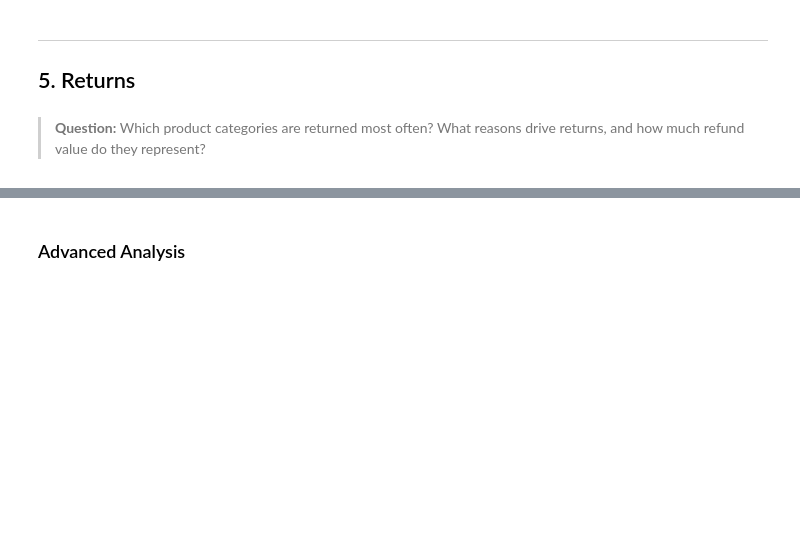
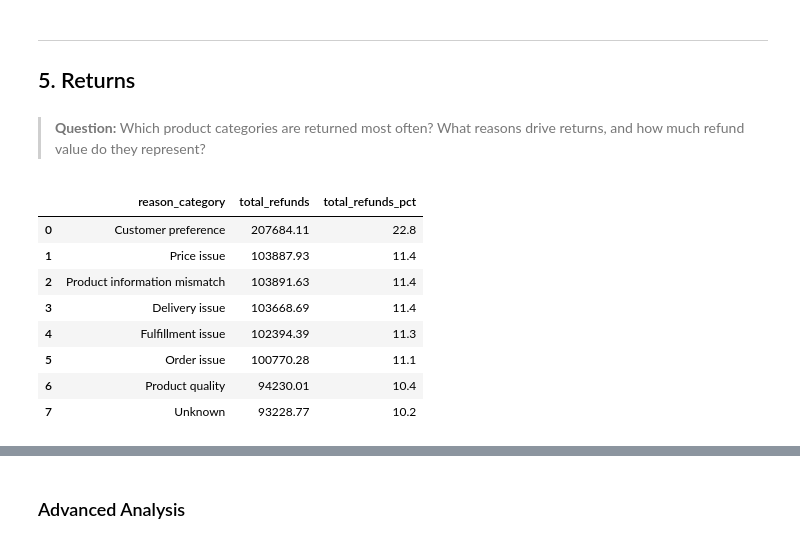
Before and after one commit to eileenheyer-cyber/nordhome_retail_analytics, a Jupyter notebook: 04_EDA/nordhome_eda.ipynb, the cells around one changed output, grey strips where cells are left out. Cells and saved outputs as stored; diff of their text form; code cells hidden in the pictures; blank space fills up the shorter version.

```diff
--- a/04_EDA/nordhome_eda.ipynb
+++ b/04_EDA/nordhome_eda.ipynb
@@ -2861,42 +2856,39 @@ payment_method  transaction_volume_pct  unpaid_risk_share_pct  risk_index_pct
 # %%
 df_returns_cat = pd.read_sql("""
     SELECT
         dp.category,
-        COUNT(*)                                   AS return_count,
-        ROUND(SUM(fr.refund_amount)::NUMERIC, 2)   AS total_refunds
+        ROUND(SUM(fr.refund_amount)::NUMERIC, 2)                          AS total_refunds,
+        ROUND(SUM(fr.refund_amount) * 100.0
+              / SUM(SUM(fr.refund_amount)) OVER (), 1)                    AS total_refunds_pct
     FROM mart.fact_returns fr
     JOIN mart.dim_product dp ON fr.product_key = dp.product_key
     WHERE fr.ghost_product_flag = FALSE
       AND dp.category != 'Unknown'
     GROUP BY dp.category
-    ORDER BY return_count DESC
+    ORDER BY total_refunds_pct DESC
 """, engine)
 
 df_reasons = pd.read_sql("""
     SELECT
         drr.reason_category,
-        COUNT(*)                                   AS return_count,
-        ROUND(SUM(fr.refund_amount)::NUMERIC, 2)   AS total_refunds
+        ROUND(SUM(fr.refund_amount)::NUMERIC, 2)                          AS total_refunds,
+        ROUND(SUM(fr.refund_amount) * 100.0
+              / SUM(SUM(fr.refund_amount)) OVER (), 1)                    AS total_refunds_pct
     FROM mart.fact_returns fr
     JOIN mart.dim_return_reason drr ON fr.return_reason_key = drr.return_reason_key
     WHERE fr.ghost_order_flag = FALSE
     GROUP BY drr.reason_category
-    ORDER BY return_count DESC
+    ORDER BY total_refunds_pct DESC
 """, engine)
-
-fig, (ax1, ax2) = plt.subplots(1, 2, figsize=(14, 5))
-
-sns.barplot(data=df_returns_cat, x="category", y="return_count", ax=ax1)
-ax1.set_title("Returns by Product Category")
-ax1.set_xlabel("")
-ax1.set_ylabel("Returns")
-ax1.tick_params(axis="x", rotation=45)
-
-sns.barplot(data=df_reasons, x="reason_category", y="return_count", ax=ax2)
-ax2.set_title("Returns by Reason Category")
-ax2.set_xlabel("")
-ax2.set_ylabel("Returns")
-ax2.tick_params(axis="x", rotation=45)
-
-plt.tight_layout()
-plt.show()
+df_returns_cat
+df_reasons
+# %% [output]
+|  | reason_category | total_refunds | total_refunds_pct |
+| 0 | Customer preference | 207684.11 | 22.8 |
+| 1 | Price issue | 103887.93 | 11.4 |
+| 2 | Product information mismatch | 103891.63 | 11.4 |
+| 3 | Delivery issue | 103668.69 | 11.4 |
+| 4 | Fulfillment issue | 102394.39 | 11.3 |
+| 5 | Order issue | 100770.28 | 11.1 |
+| 6 | Product quality | 94230.01 | 10.4 |
+| 7 | Unknown | 93228.77 | 10.2 |
```
Also changed, not shown: parts of 3 cells of this notebook, 7 other files.
